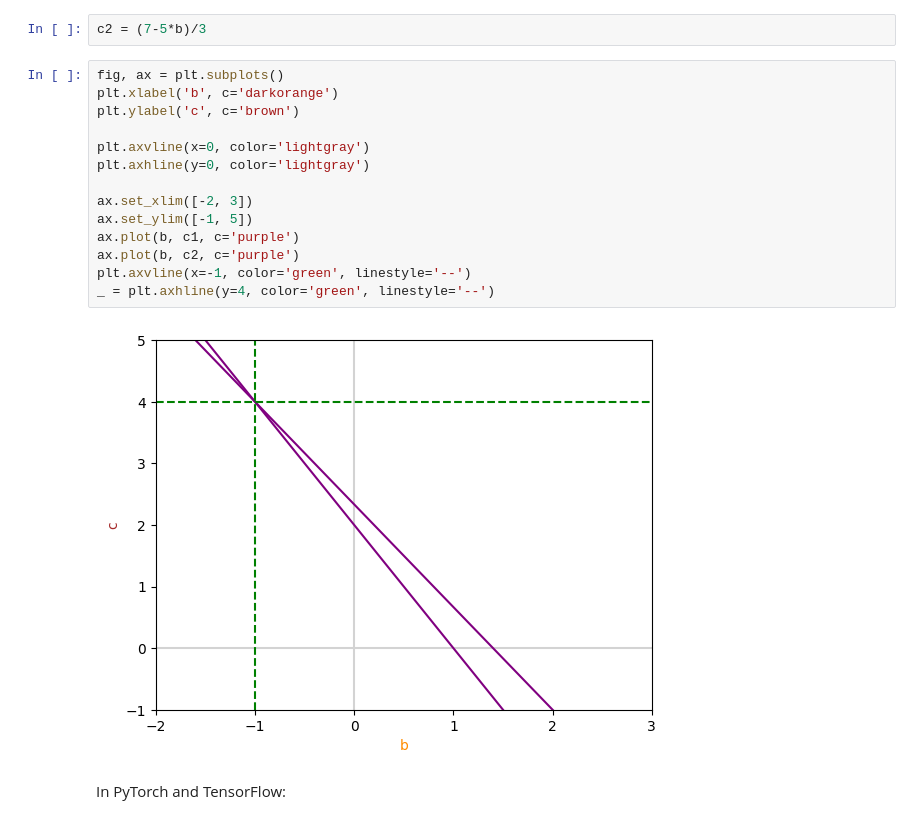
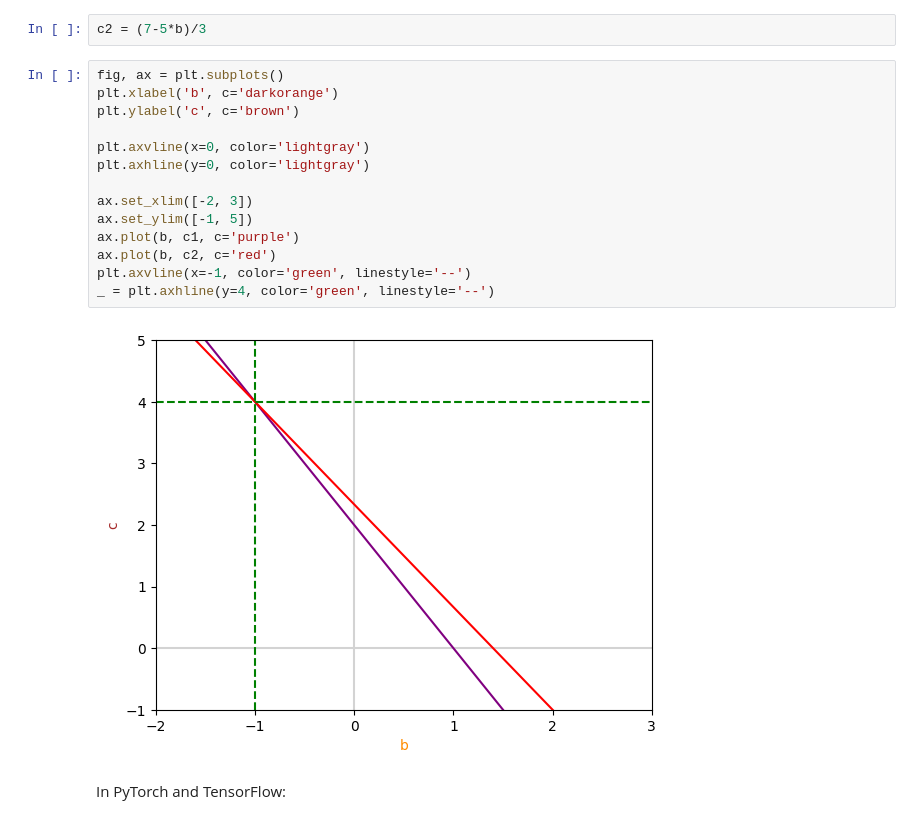
Before and after one commit to 24521586-Tan/ml, a Jupyter notebook: notebooks/1-intro-to-linear-algebra.ipynb, the cells around one changed output. Saved outputs shown, nothing was run; the diff lists cells and outputs as text.

```diff
--- a/notebooks/1-intro-to-linear-algebra.ipynb
+++ b/notebooks/1-intro-to-linear-algebra.ipynb
@@ -1134,19 +1032,19 @@ c2 = (7-5*b)/3
 # %%
 fig, ax = plt.subplots()
 plt.xlabel('b', c='darkorange')
 plt.ylabel('c', c='brown')
 
 plt.axvline(x=0, color='lightgray')
 plt.axhline(y=0, color='lightgray')
 
 ax.set_xlim([-2, 3])
 ax.set_ylim([-1, 5])
 ax.plot(b, c1, c='purple')
-ax.plot(b, c2, c='purple')
+ax.plot(b, c2, c='red')
 plt.axvline(x=-1, color='green', linestyle='--')
 _ = plt.axhline(y=4, color='green', linestyle='--')
 # %% [output]
-[figure, old version]
+[figure, new version]
 # %% [markdown]
 In PyTorch and TensorFlow:
 # %%
```
Also changed, not shown: parts of 28 cells of this notebook.
